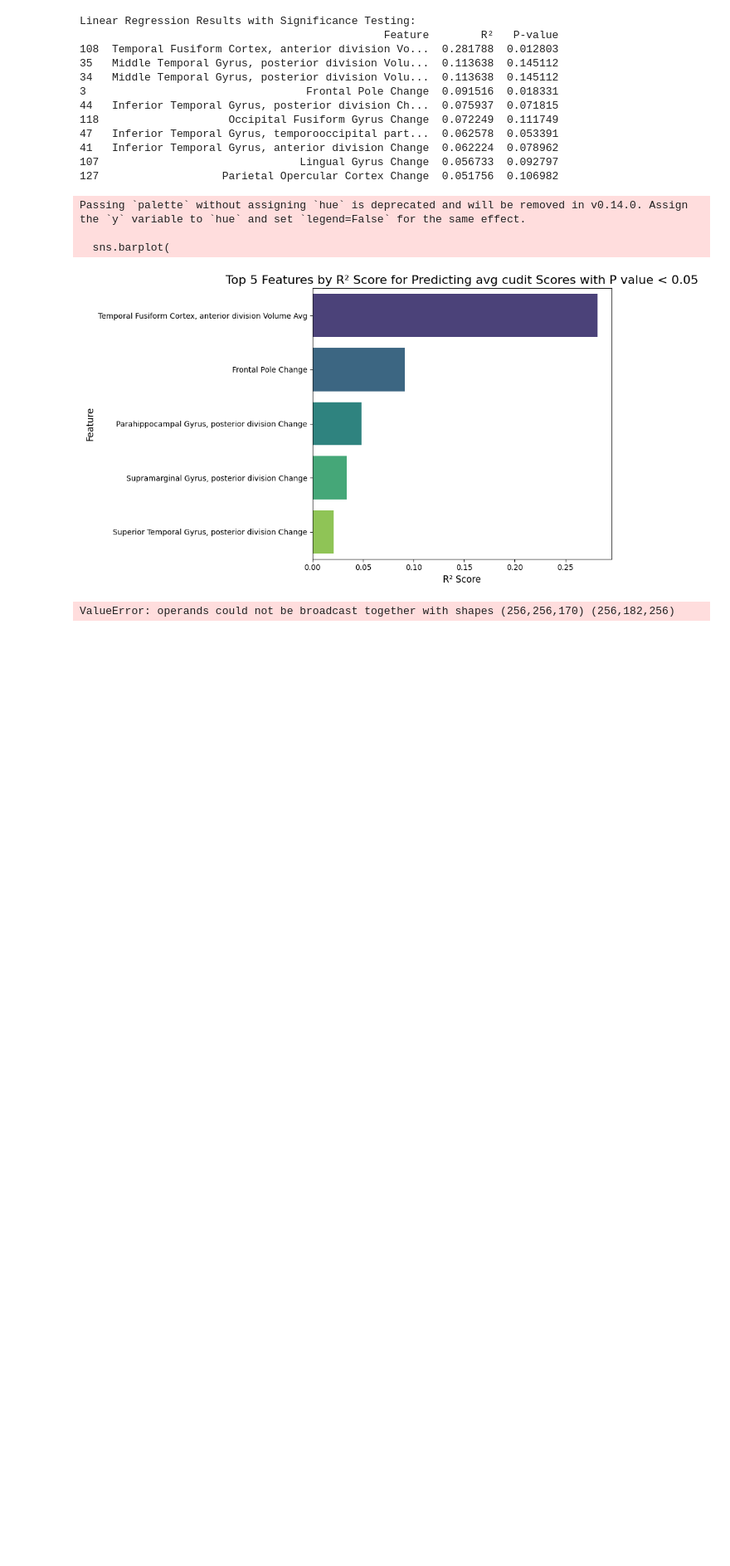
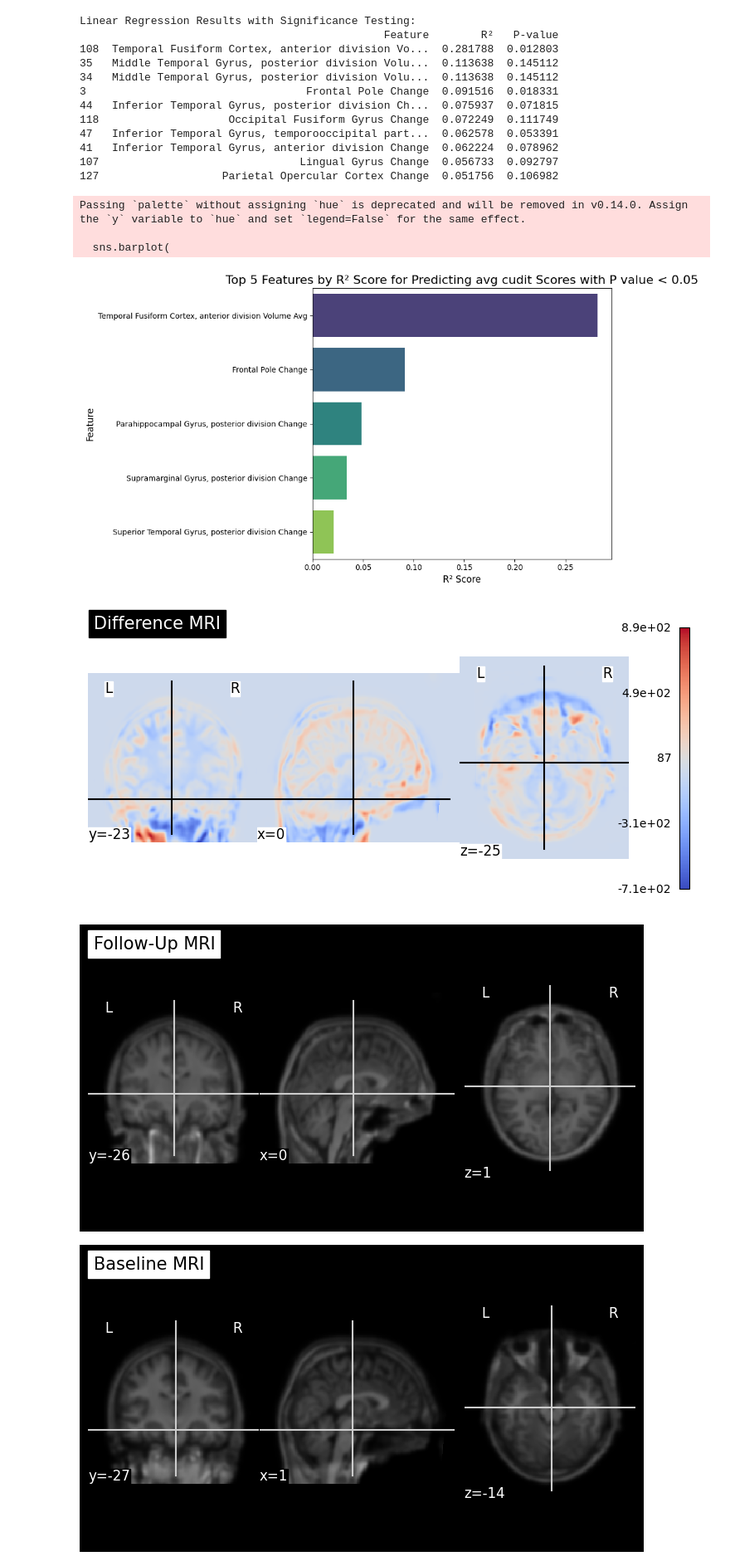
Before and after one commit to maymay-wa/BrainResearch, a Jupyter notebook: src/Data Analysis.ipynb, the cells around one changed output. Shown at 83% size. Cells and saved outputs as stored; diff of their text form; code cells hidden in the pictures; blank space fills up the shorter version.

```diff
--- a/src/Data Analysis.ipynb
+++ b/src/Data Analysis.ipynb
@@ -119,13 +119,11 @@ Passing `palette` without assigning `hue` is deprecated and will be removed in v
   sns.barplot(
 [figure]
 # %%
-subject = 121
+subject = 112
 baseLine = 'output/registered_output_sub-' + str(subject) + '_ses-BL.nii.gz'
 followUp = 'output/registered_output_sub-' + str(subject) + '_ses-FU.nii.gz'
-
-baseLineBefore = 'Data/sub-' + str(subject) + '/ses-BL/anat/sub-' + str(subject) + '_ses-BL_T1w.nii.gz'
-followUpBefore = 'Data/sub-' + str(subject) + '/ses-FU/anat/sub-' + str(subject) + '_ses-FU_T1w.nii.gz'
-
-data_processor.display_brain_and_difference(baseLineBefore, followUpBefore)
+data_processor.display_brain_and_difference(baseLine, followUp)
 # %% [output]
-ValueError: operands could not be broadcast together with shapes (256,256,170) (256,182,256)
+[figure, added]
+[figure, added]
+[figure, added]
```
Also changed, not shown: parts of 1 cell of this notebook, 2 other files.
